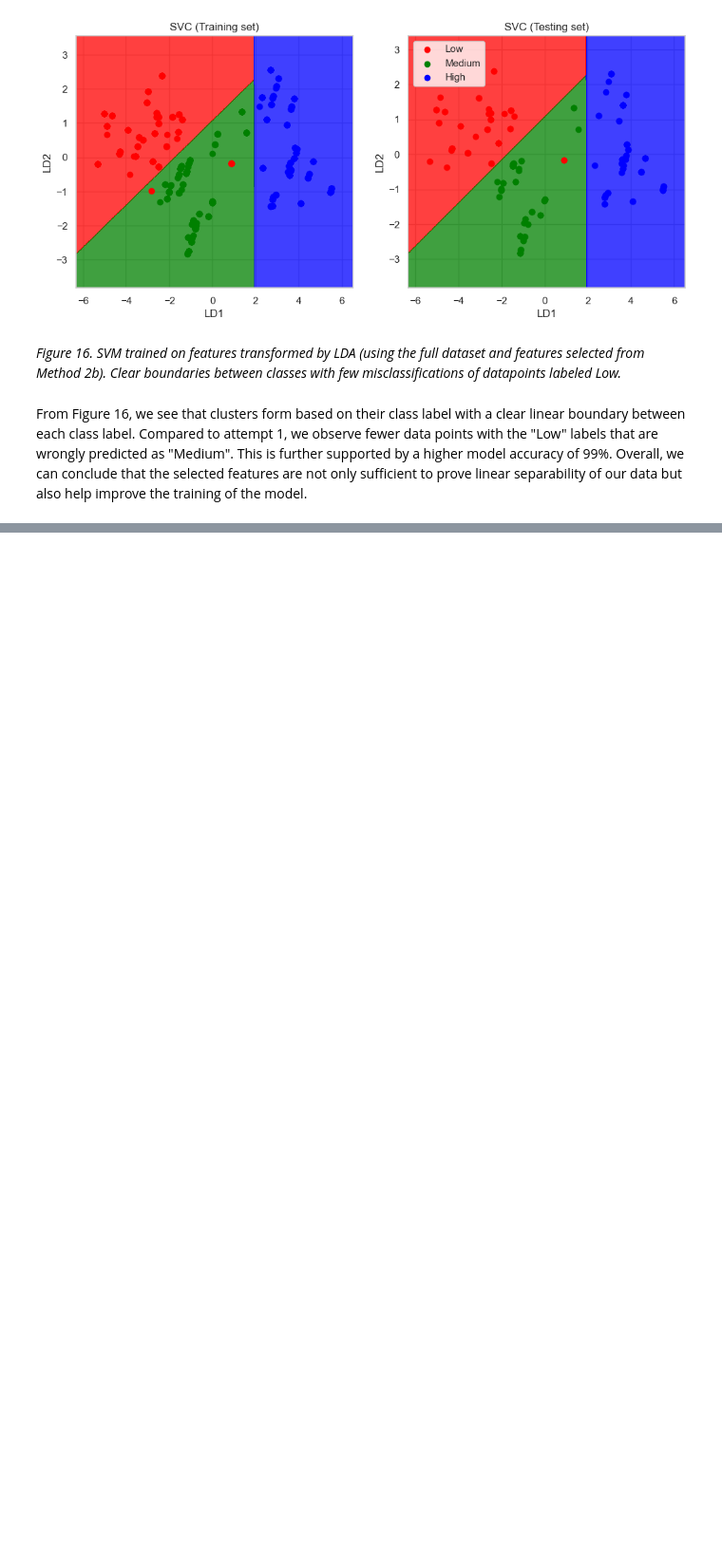
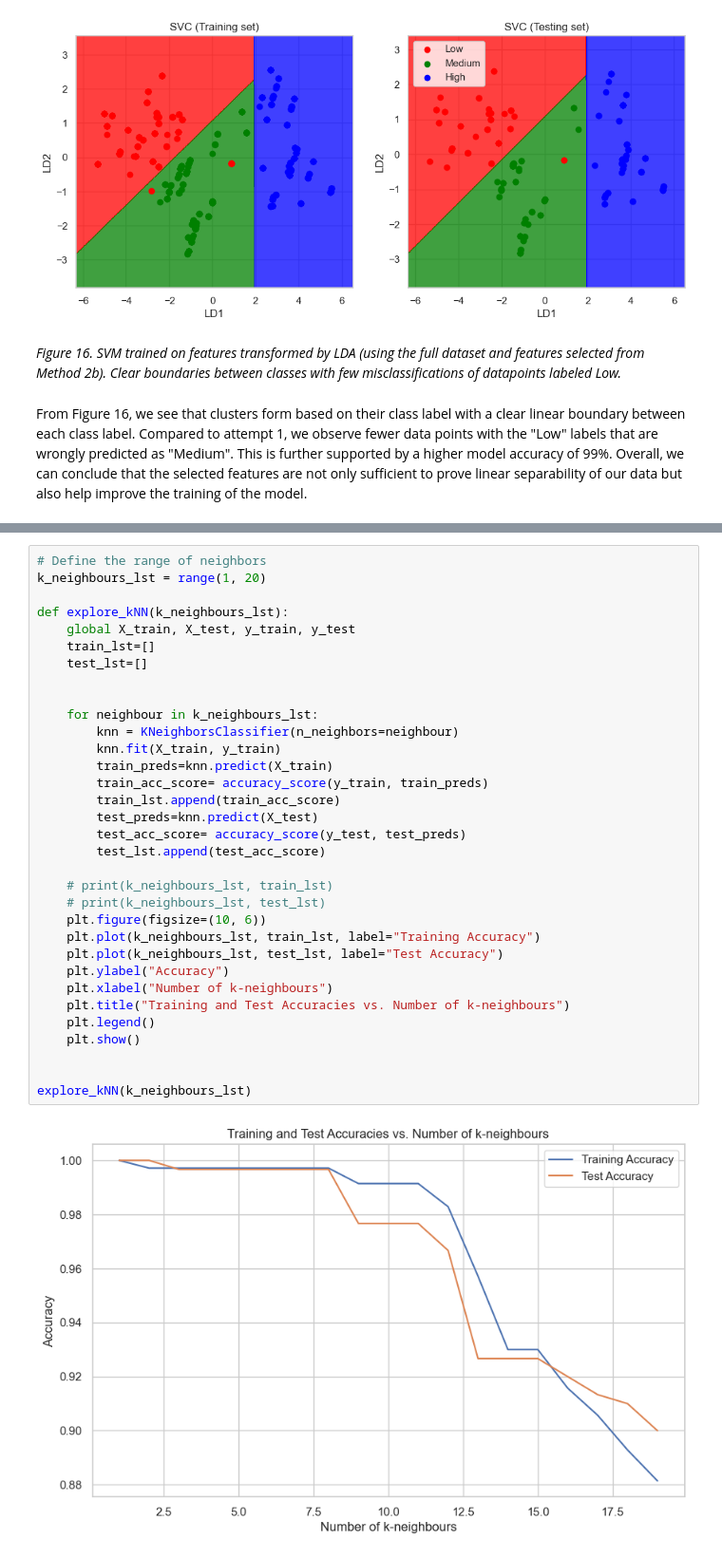
Before and after one commit to eugenegancw/Lung_Cancer_Prediction, a Jupyter notebook: intro_fs_ls_final.ipynb, the cells around one changed output, grey strips where cells are left out. Shown at 95% size. Cells and saved outputs as stored; diff of their text form; blank space fills up the shorter version.

```diff
--- a/intro_fs_ls_final.ipynb
+++ b/intro_fs_ls_final.ipynb
@@ -816,0 +975,35 @@ From Figure 16, we see that clusters form based on their class label with a clea
+# %%
+# Define the range of neighbors
+k_neighbours_lst = range(1, 20)
+
+def explore_kNN(k_neighbours_lst):
+    global X_train, X_test, y_train, y_test
+    train_lst=[]
+    test_lst=[]
+
+
+    for neighbour in k_neighbours_lst:
+        knn = KNeighborsClassifier(n_neighbors=neighbour)
+        knn.fit(X_train, y_train)
+        train_preds=knn.predict(X_train)
+        train_acc_score= accuracy_score(y_train, train_preds)
+        train_lst.append(train_acc_score)
+        test_preds=knn.predict(X_test)
+        test_acc_score= accuracy_score(y_test, test_preds)
+        test_lst.append(test_acc_score)
+
+    # print(k_neighbours_lst, train_lst)
+    # print(k_neighbours_lst, test_lst)
+    plt.figure(figsize=(10, 6))
+    plt.plot(k_neighbours_lst, train_lst, label="Training Accuracy")
+    plt.plot(k_neighbours_lst, test_lst, label="Test Accuracy")
+    plt.ylabel("Accuracy")
+    plt.xlabel("Number of k-neighbours")
+    plt.title("Training and Test Accuracies vs. Number of k-neighbours")
+    plt.legend()
+    plt.show()
+
+
+explore_kNN(k_neighbours_lst)
+# %% [output]
+[figure, added]
```
Also changed, not shown: parts of 69 cells of this notebook.
